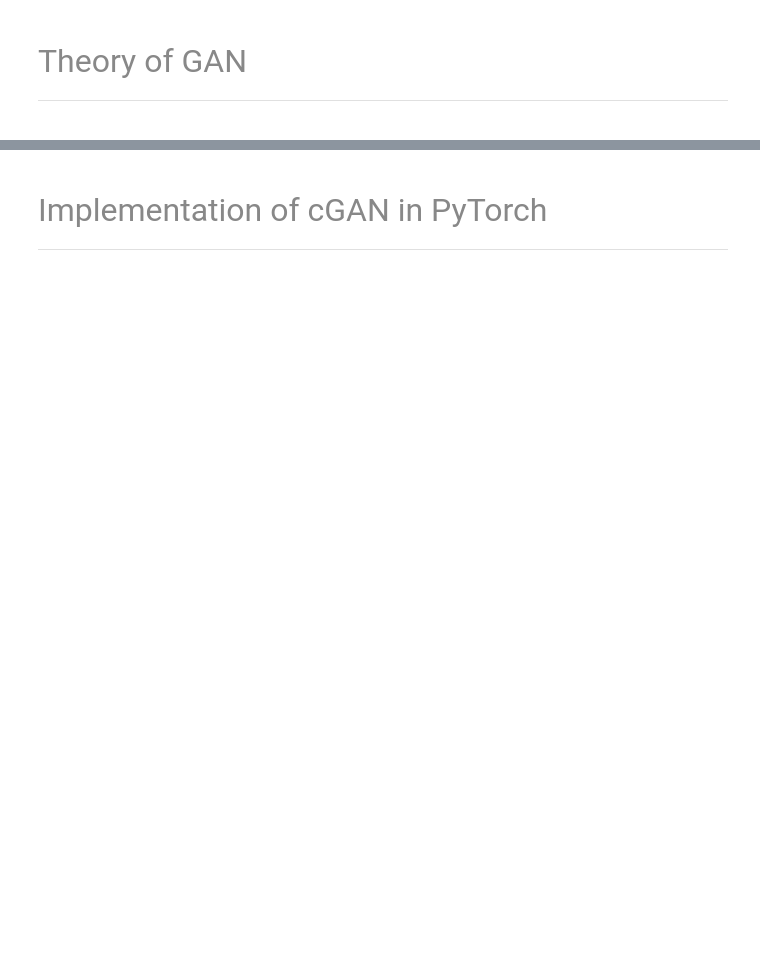
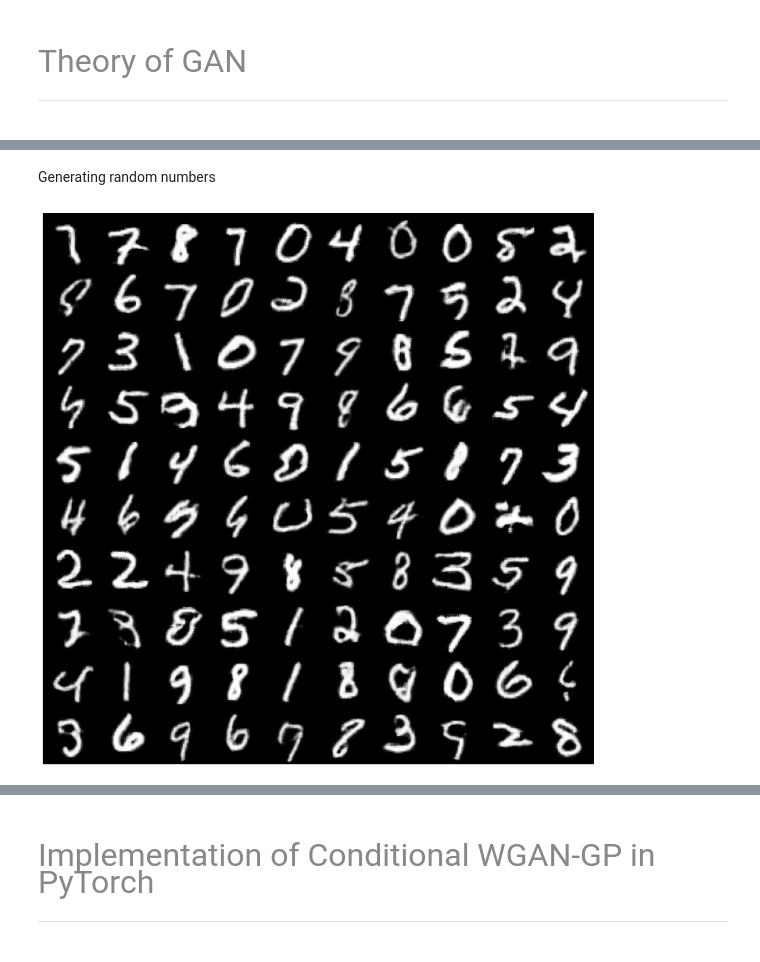
Before and after one commit to sut-ai/supplementary, a Jupyter notebook: notebooks/generative_adversarial_networks/ai_content_english_template.ipynb, the cells around one changed output, grey strips where cells are left out. Saved outputs shown, nothing was run; the diff lists cells and outputs as text; code cells hidden in the pictures; blank space fills up the shorter version.

Commit message:
WGAN-GP + Conditional WGAN-GP

```diff
--- a/notebooks/generative_adversarial_networks/ai_content_english_template.ipynb
+++ b/notebooks/generative_adversarial_networks/ai_content_english_template.ipynb
@@ -119,0 +233,5 @@ Implementation of GAN in PyTorch
+# %%
+gen = Generator(Z_DIM, CHANNELS_IMG, FEATURES_GEN).to(device)
+critic = Discriminator(CHANNELS_IMG, FEATURES_CRITIC).to(device)
+initialize_weights(gen)
+initialize_weights(critic)
@@ -120,3 +241,47 @@ Implementation of GAN in PyTorch
+# %%
+gen.train()
+critic.train()
+
+for epoch in tqdm(range(NUM_EPOCHS)):
+    for batch_idx, (real, _) in enumerate(loader):
+        real = real.to(device)
+        cur_batch_size = real.shape[0]
+
+        for _ in range(CRITIC_ITERATIONS):
+            noise = torch.randn(cur_batch_size, Z_DIM, 1, 1).to(device)
+            fake = gen(noise)
+            critic_real = critic(real).reshape(-1)
+            critic_fake = critic(fake).reshape(-1)
+            gp = gradient_penalty(critic, real, fake, device=device)
+            loss_critic = (
+                -(torch.mean(critic_real) - torch.mean(critic_fake)) + LAMBDA_GP * gp
+            )
+            critic.zero_grad()
+            loss_critic.backward(retain_graph=True)
+            opt_critic.step()
+
+        gen_fake = critic(fake).reshape(-1)
+        loss_gen = -torch.mean(gen_fake)
+        gen.zero_grad()
+        loss_gen.backward()
+        opt_gen.step()
+
+torch.save(gen.state_dict(), 'checkpoints/wgan-gp_gen.pth')
+torch.save(critic.state_dict(), 'checkpoints/wgan-gp_critic.pth')
+# %%
+gen.load_state_dict(torch.load('checkpoints/wgan-gp_gen.pth'))
+critic.load_state_dict(torch.load('checkpoints/wgan-gp_critic.pth'));
+# %% [markdown]
+Generating random numbers
+# %%
+z = torch.randn(100, Z_DIM, 1, 1).to(device)
+gen_imgs = gen(z)
+
+plt.figure(figsize=(15, 15))
+plt.axis('off')
+plt.imshow(torchvision.utils.make_grid(gen_imgs, normalize=True, nrow=10).cpu().permute(1, 2, 0));
+# %% [output]
+[figure, added]
 # %% [markdown]
 <p></p>
 <br />
@@ -144,7 +309,7 @@ Conditional GAN
 <div id="sec_2" style="direction:ltr;line-height:300%;">
 	<font face="Arial" size=5>
 		<font color=#888888 size=6>
-Implementation of cGAN in PyTorch
+Implementation of Conditional WGAN-GP in PyTorch
         </font>
 		<p></p>
 		<hr>
```
Also changed, not shown: parts of 21 cells of this notebook, 4 other files.
